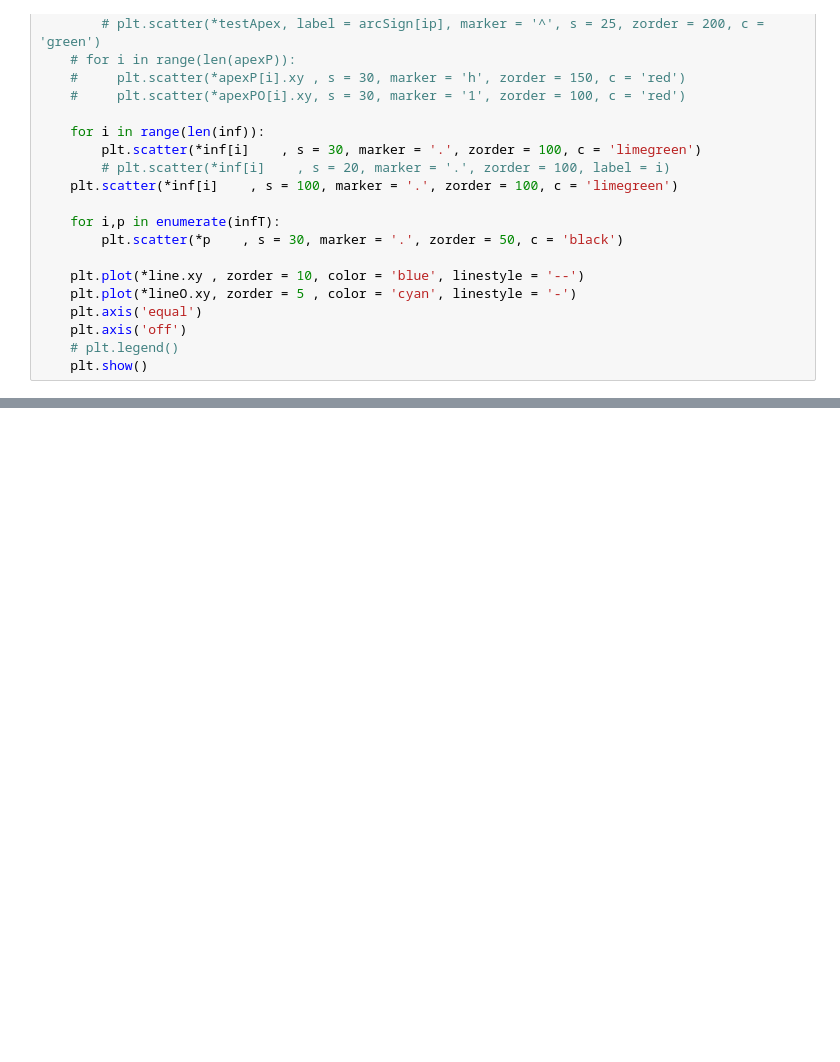
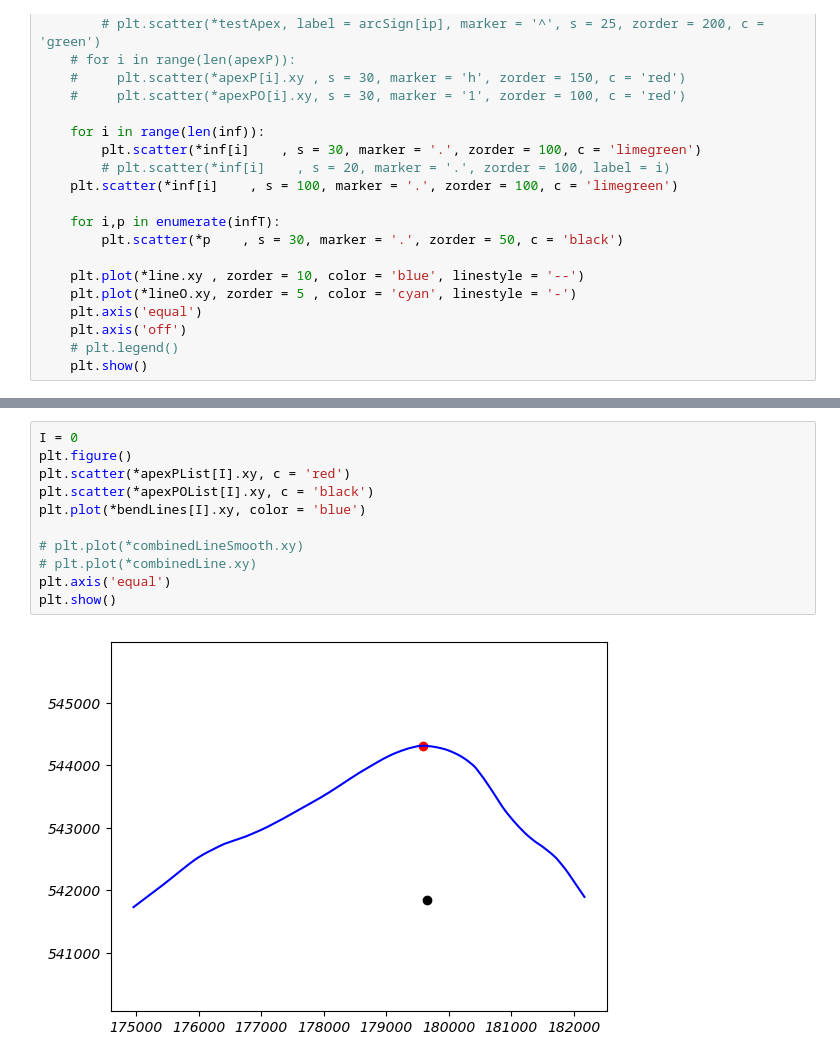
Before and after one commit to niekcde/river-confinement, a Jupyter notebook: test_inflectionPoint.ipynb, the cells around one changed output, grey strips where cells are left out. Cells and saved outputs as stored; diff of their text form; blank space fills up the shorter version.

Commit message:
Spatial smoothing edits

```diff
--- a/test_inflectionPoint.ipynb
+++ b/test_inflectionPoint.ipynb
@@ -296,0 +240,13 @@ Huber Mean: 12.00000065480583
+# %%
+I = 0
+plt.figure()
+plt.scatter(*apexPList[I].xy, c = 'red')
+plt.scatter(*apexPOList[I].xy, c = 'black')
+plt.plot(*bendLines[I].xy, color = 'blue')
+
+# plt.plot(*combinedLineSmooth.xy)
+# plt.plot(*combinedLine.xy)
+plt.axis('equal')
+plt.show()
+# %% [output]
+[figure, added]
```
Also changed, not shown: parts of 24 cells of this notebook, 16 other files.
